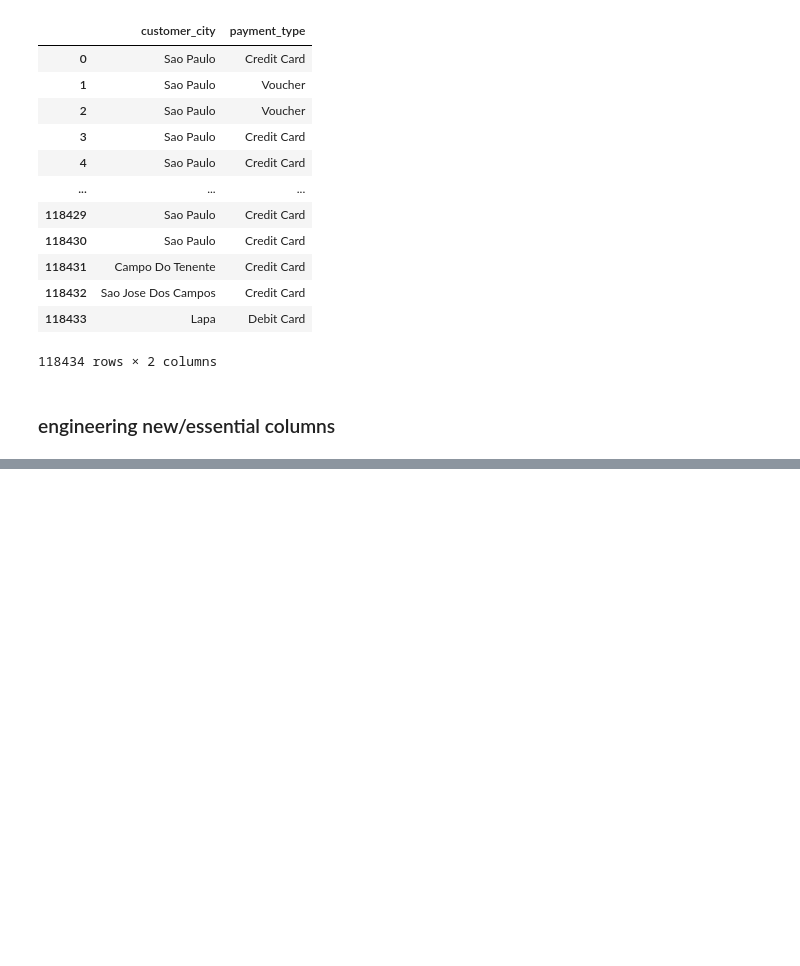
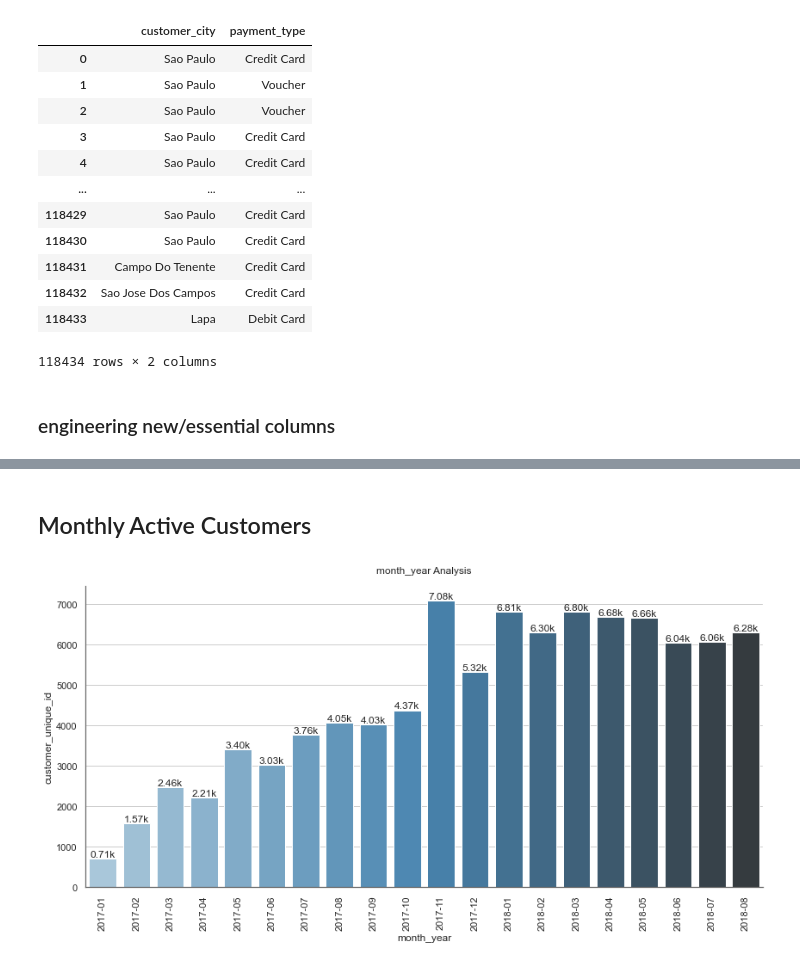
Before and after one commit to Sogum0503/-_-, a Jupyter notebook: PROJECT/Olist_E-Commorce_DA_Project.ipynb, the cells around one changed output, grey strips where cells are left out. Drawn from its saved outputs; the diff is of its cells as text; code cells hidden in the pictures; blank space fills up the shorter version.

```diff
--- a/PROJECT/Olist_E-Commorce_DA_Project.ipynb
+++ b/PROJECT/Olist_E-Commorce_DA_Project.ipynb
@@ -198,0 +580,13 @@ df[['customer_city','payment_type']]
+# %% [markdown]
+## Monthly Active Customers
+# %%
+# creating monthly active customers dataframe by counting unique Customer IDs
+df_monthly_active = df.groupby('month_year')['customer_unique_id'].nunique().reset_index()
+
+fig, ax = plt.subplots(figsize=(12, 6))
+sns.set(palette='muted', color_codes=True, style='whitegrid')
+bar_plot(x='month_year', y='customer_unique_id', df=df_monthly_active, value=True)
+ax.tick_params(axis='x', labelrotation=90)
+plt.show()
+# %% [output]
+[figure, added]
```
Also changed, not shown: parts of 89 cells of this notebook.
